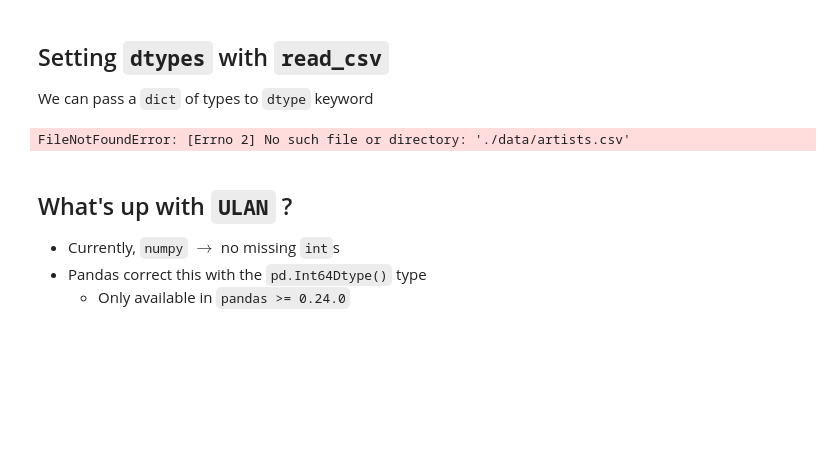
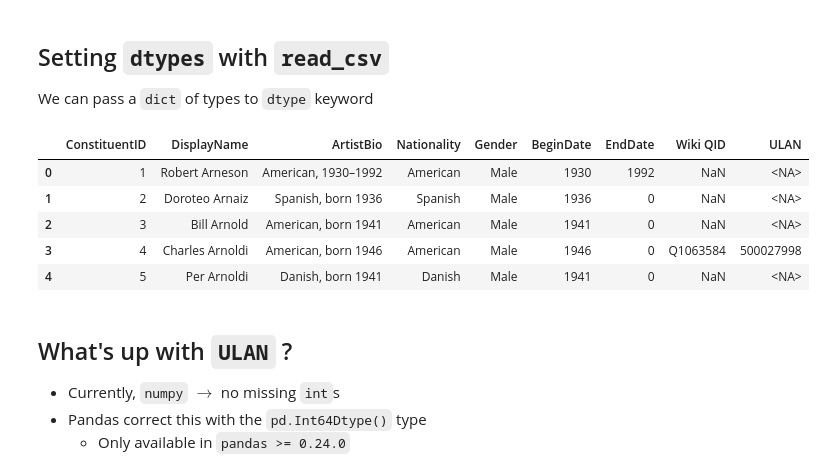
Before and after one commit to LukeCoelho/module2_intro_to_pandas, a Jupyter notebook: 2_1_introduction_to_pandas.ipynb, the cells around one changed output. Cells and saved outputs as stored; diff of their text form; code cells hidden in the pictures; blank space fills up the shorter version.

```diff
--- a/2_1_introduction_to_pandas.ipynb
+++ b/2_1_introduction_to_pandas.ipynb
@@ -251,18 +252,23 @@ We can pass a `dict` of types to `dtype` keyword
 # %%
 import numpy as np
 artist_types = {'ConstituentID': np.int64,
                 'DisplayName': str,
                 'ArtistBio': str,
                 'Nationality': str,
                 'Gender':str,
                 'BeginDate': np.int64,
                 'EndDate': np.int64,
                 'Wiki QID': str,
                 'ULAN':pd.Int64Dtype()} # If you get an error ==> update pandas (see below)
-artists2 = pd.read_csv('./data/artists.csv', dtype = artist_types)
+artists2 = pd.read_csv('./data/Artists.csv', dtype = artist_types)
 artists2.head()
 # %% [output]
-FileNotFoundError: [Errno 2] No such file or directory: './data/artists.csv'
+|  | ConstituentID | DisplayName | ArtistBio | Nationality | Gender | BeginDate | EndDate | Wiki QID | ULAN |
+| 0 | 1 | Robert Arneson | American, 1930–1992 | American | Male | 1930 | 1992 | NaN | <NA> |
+| 1 | 2 | Doroteo Arnaiz | Spanish, born 1936 | Spanish | Male | 1936 | 0 | NaN | <NA> |
+| 2 | 3 | Bill Arnold | American, born 1941 | American | Male | 1941 | 0 | NaN | <NA> |
+| 3 | 4 | Charles Arnoldi | American, born 1946 | American | Male | 1946 | 0 | Q1063584 | 500027998 |
+| 4 | 5 | Per Arnoldi | Danish, born 1941 | Danish | Male | 1941 | 0 | NaN | <NA> |
 # %% [markdown]
 ## What's up with `ULAN` ?
 
```
Also changed, not shown: parts of 15 cells of this notebook.
